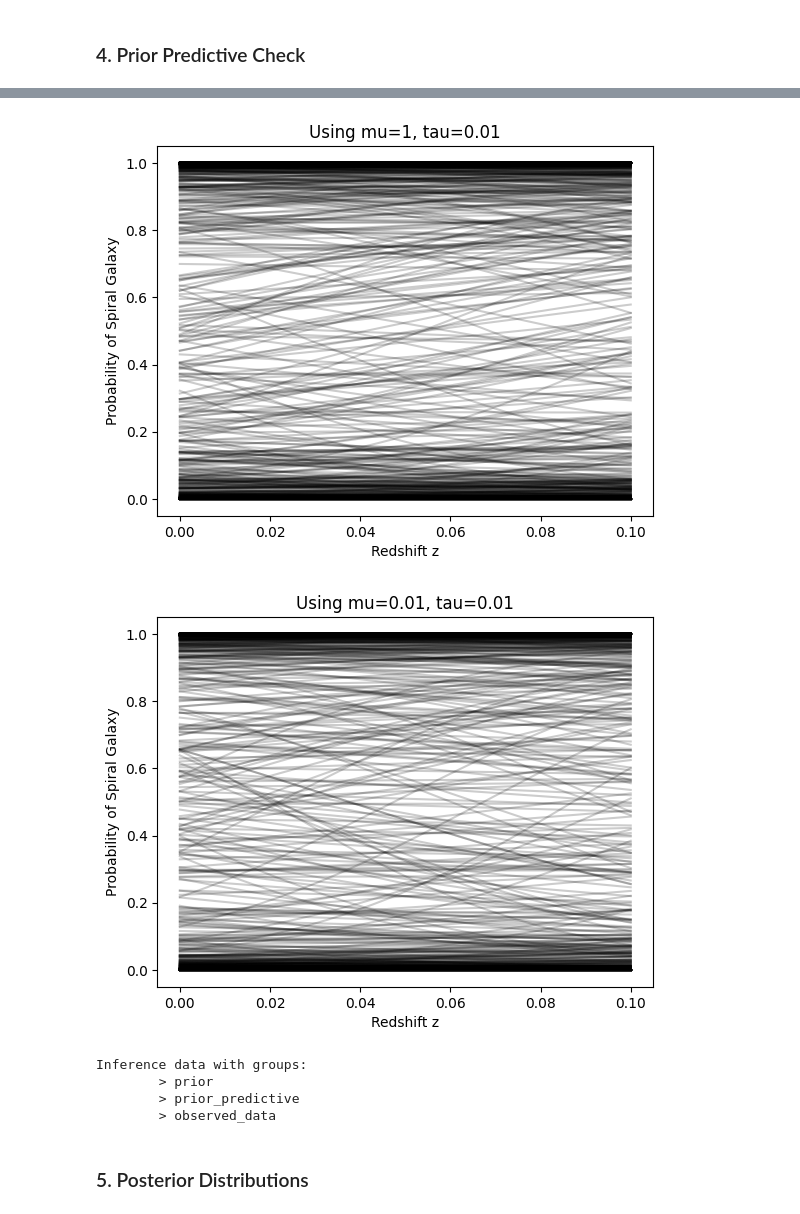
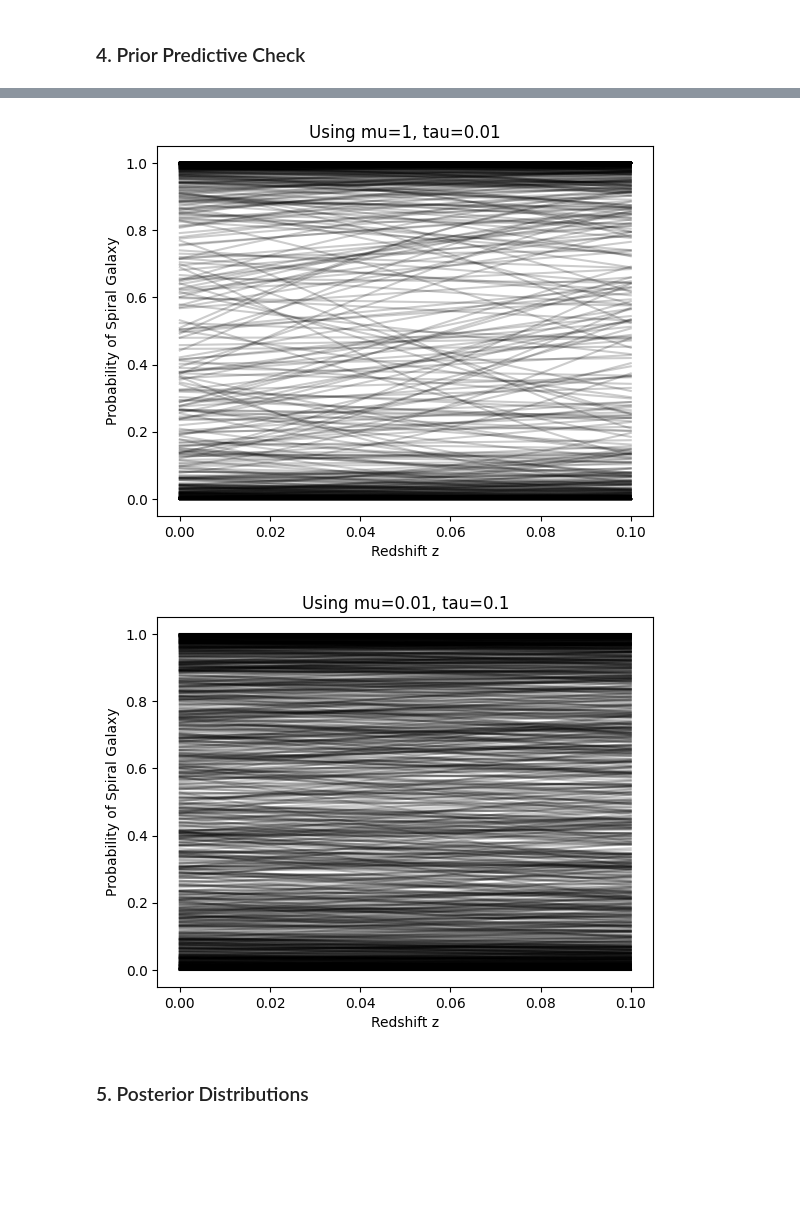
Before and after one commit to erobbtan/AST5731_PROJ2, a Jupyter notebook: Project2.ipynb, the cells around one changed output, grey strips where cells are left out. Drawn from its saved outputs; the diff is of its cells as text; code cells hidden in the pictures; blank space fills up the shorter version.

Commit message:
prior pred cleanup

```diff
--- a/Project2.ipynb
+++ b/Project2.ipynb
@@ -181,7 +181,7 @@ y = df['SVMPython']
 x = df['z']
 
 # Building the model
-with pm.Model() as prior_model:
+with pm.Model() as prior_model1:
     # Priors on Beta
     beta0 = pm.Normal('beta0', mu=1, tau=1, testval=0.0)
     beta1 = pm.Normal('beta1', mu=1, tau=1, testval=0.0)
@@ -202,7 +202,7 @@ y = df['SVMPython']
 x = df['z']
 
 # Building the model
-with pm.Model() as prior_model:
+with pm.Model() as prior_model2:
     # Priors on Beta
     beta0 = pm.Normal('beta0', mu=0, tau=1, testval=0.0)
     beta1 = pm.Normal('beta1', mu=0, tau=1, testval=0.0)
@@ -223,7 +223,7 @@ y = df['SVMPython']
 x = df['z']
 
 # Building the model
-with pm.Model() as prior_model:
+with pm.Model() as prior_model3:
     # Priors on Beta
     beta0 = pm.Normal('beta0', mu=1, tau=0.01, testval=0.0)
     beta1 = pm.Normal('beta1', mu=1, tau=0.01, testval=0.0)
@@ -238,16 +238,16 @@ with pm.Model() as prior_model:
 # %%
 graph_prior_results(priordata4, 'Using mu=1, tau=0.01')
 # %% [output]
-[figure, old version]
+[figure, new version]
 # %%
 y = df['SVMPython']
 x = df['z']
 
 # Building the model
-with pm.Model() as prior_model:
+with pm.Model() as prior_model4:
     # Priors on Beta
-    beta0 = pm.Normal('beta0', mu=0.01, tau=0.01, testval=0.0)
-    beta1 = pm.Normal('beta1', mu=0.01, tau=0.01, testval=0.0)
+    beta0 = pm.Normal('beta0', mu=0.01, tau=0.1, testval=0.0)
+    beta1 = pm.Normal('beta1', mu=0.01, tau=0.1, testval=0.0)
 
     # Drawing theta using sigmoid
     theta = pm.Deterministic('theta', pm.math.sigmoid(beta0+beta1*x))
@@ -255,18 +255,11 @@ with pm.Model() as prior_model:
     # Bernoulli output using theta
     observed = pm.Bernoulli('p_spiral',theta,observed=y)
 
-    priordata4 = pm.sample_prior_predictive(N_sample)
+    priordata5 = pm.sample_prior_predictive(N_sample)
 # %%
-graph_prior_results(priordata4, 'Using mu=0.01, tau=0.01')
+graph_prior_results(priordata5, 'Using mu=0.01, tau=0.1')
 # %% [output]
-[figure, old version]
+[figure, new version]
-# %%
-priordata1
-# %% [output]
-Inference data with groups:
-        > prior
-        > prior_predictive
-        > observed_data
 # %% [markdown]
 ### 5. Posterior Distributions
 # %%
```
Also changed, not shown: parts of 4 cells of this notebook.
